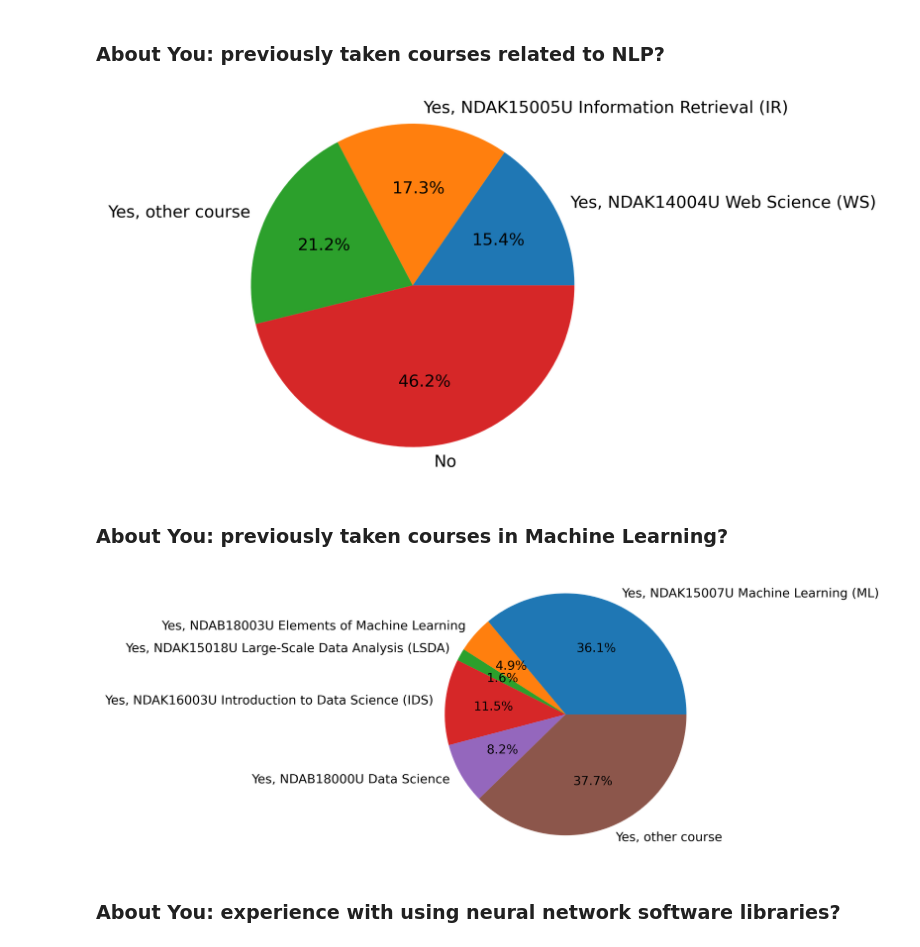
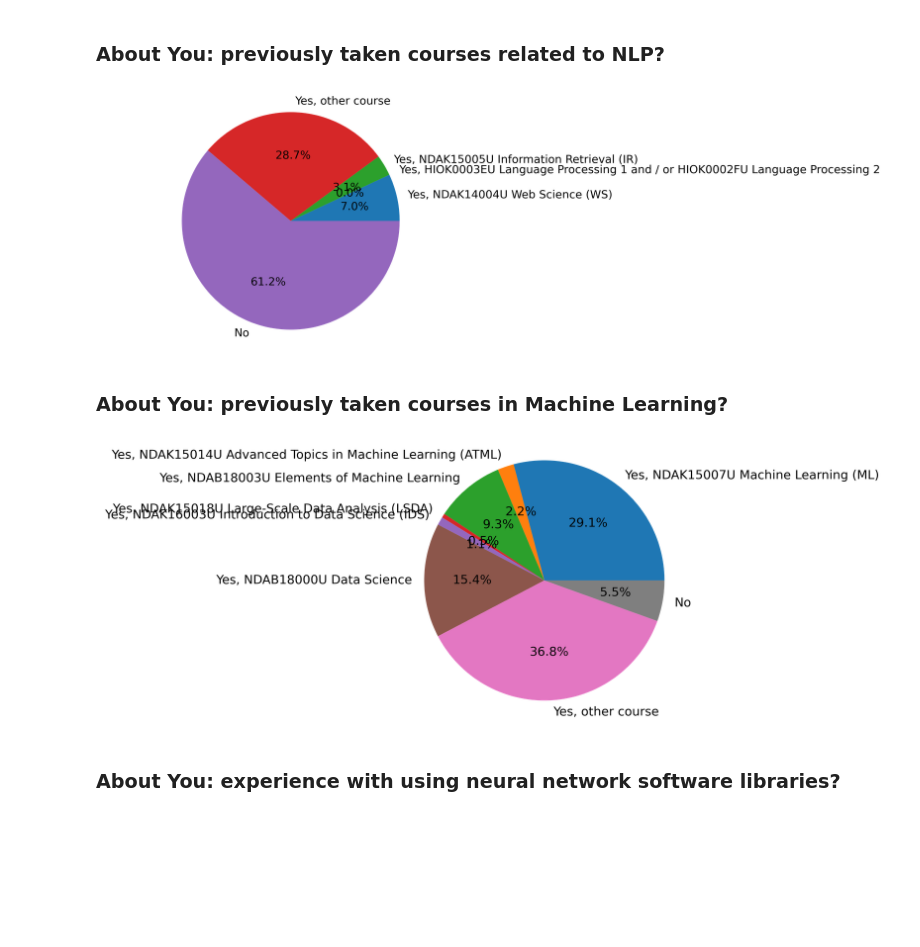
Before and after one commit to copenlu/stat-nlp-book, a Jupyter notebook: chapters/course_logistics.ipynb, the cells around one changed output. Cells and saved outputs as stored; diff of their text form; code cells hidden in the pictures; blank space fills up the shorter version.

```diff
--- a/chapters/course_logistics.ipynb
+++ b/chapters/course_logistics.ipynb
@@ -92,24 +92,24 @@ See also the [course description](https://kurser.ku.dk/course/ndak18000u/2022-20
 # %%
 import numpy as np
 import matplotlib.pyplot as plt
 # if using a Jupyter notebook, include:
 %matplotlib inline
 
 
 # Pie chart, where the slices will be ordered and plotted counter-clockwise:
 labels = ['Yes, NDAK14004U Web Science (WS)', 'Yes, HIOK0003EU Language Processing 1 and / or HIOK0002FU Language Processing 2', 'Yes, NDAK15005U Information Retrieval (IR)', 'Yes, other course', 'No']
-sizes = [8, 0, 9, 11, 24]
+sizes = [9, 0, 4, 37, 79]
 
 plt.rcParams['figure.dpi'] = 400
 
 fig, ax = plt.subplots()
 ax.pie(sizes, labels=labels, autopct='%1.1f%%')
 ax.axis('equal')  # Equal aspect ratio ensures the pie chart is circular.
 # ax.set_title('My title')
 
 plt.show()
 # %% [output]
-[figure, old version]
+[figure, new version]
 # %% [markdown]
 ### About You: previously taken courses in Machine Learning?
 # %%
@@ -121,7 +121,7 @@ import matplotlib.pyplot as plt
 
 # Pie chart, where the slices will be ordered and plotted counter-clockwise:
 labels = ['Yes, NDAK15007U Machine Learning (ML)', 'Yes, NDAK15014U Advanced Topics in Machine Learning (ATML)', 'Yes, NDAB18003U Elements of Machine Learning', 'Yes, NDAK15018U Large-Scale Data Analysis (LSDA)', 'Yes, NDAK16003U Introduction to Data Science (IDS)', 'Yes, NDAB18000U Data Science', 'Yes, other course', 'No']
-sizes = [22, 1, 3, 1, 7, 5, 23, 7]
+sizes = [53, 4, 17, 1, 2, 28, 67, 10]
 
 plt.rcParams['figure.dpi'] = 400
 
@@ -132,7 +132,7 @@ ax.axis('equal')  # Equal aspect ratio ensures the pie chart is circular.
 
 plt.show()
 # %% [output]
-[figure, old version]
+[figure, new version]
 # %% [markdown]
 ### About You: experience with using neural network software libraries?
 # %%
```
Also changed, not shown: parts of 4 cells of this notebook.
